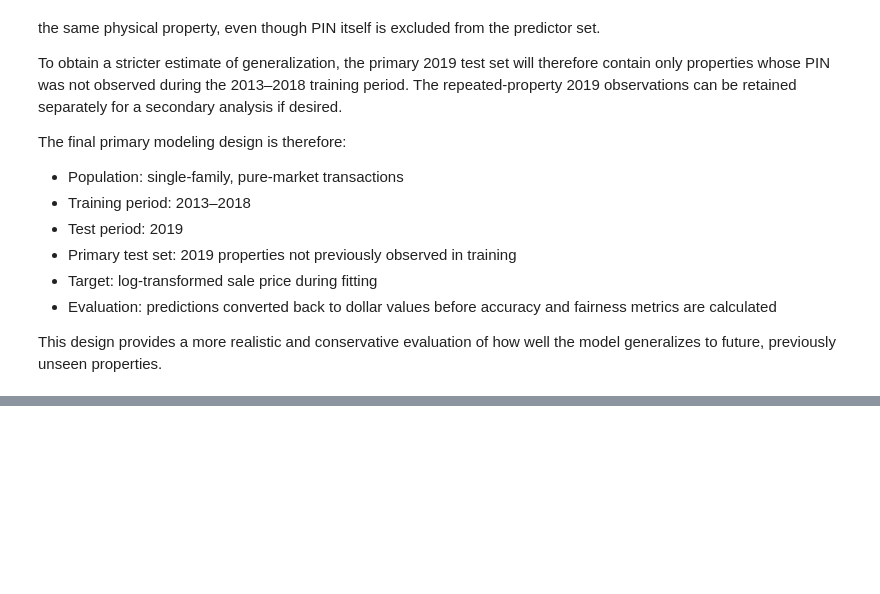
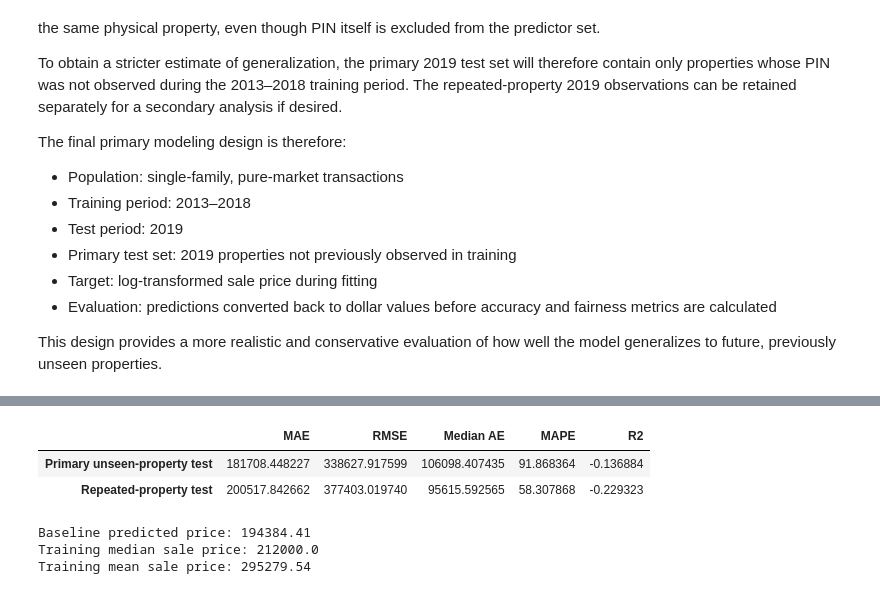
Before and after one commit to KevTJ/kj-project-portfolio, a Jupyter notebook: Projects/fair-housing-price-prediction/01_problem_data_and_fairness_framework.ipynb.ipynb, the cells around one changed output, grey strips where cells are left out. Cells and saved outputs as stored; diff of their text form; code cells hidden in the pictures; blank space fills up the shorter version.

```diff
--- a/Projects/fair-housing-price-prediction/01_problem_data_and_fairness_framework.ipynb.ipynb
+++ b/Projects/fair-housing-price-prediction/01_problem_data_and_fairness_framework.ipynb.ipynb
@@ -1992,0 +2284,3 @@ dollars before model accuracy and fairness are evaluated.
+# %%
+primary_features.remove('Neigborhood Code (mapping)')
+len(primary_features)
@@ -1992,0 +2514,9 @@ dollars before model accuracy and fairness are evaluated.
+# %%
+baseline_model = Pipeline(
+    steps=[
+        ("preprocessor", preprocessor),
+        ("model", DummyRegressor(strategy="mean")),
+    ]
+)
+
+baseline_model.fit(X_train, y_train_log)
@@ -1992,0 +2541,20 @@ dollars before model accuracy and fairness are evaluated.
+# %%
+# Predictions are initially on the log-price scale
+baseline_pred_log = baseline_model.predict(X_test)
+baseline_pred_repeated_log = baseline_model.predict(X_test_repeated)
+
+# Convert predictions back to dollars
+baseline_pred = np.exp(baseline_pred_log)
+baseline_pred_repeated = np.exp(baseline_pred_repeated_log)
+
+baseline_primary_metrics = evaluate_price_predictions(
+    y_test,
+    baseline_pred
+)
+
+baseline_repeated_metrics = evaluate_price_predictions(
+    y_test_repeated,
+    baseline_pred_repeated
+)
+
+baseline_primary_metrics, baseline_repeated_metrics
@@ -1992,0 +2572,34 @@ dollars before model accuracy and fairness are evaluated.
+# %%
+baseline_results = pd.DataFrame(
+    {
+        "Primary unseen-property test": baseline_primary_metrics,
+        "Repeated-property test": baseline_repeated_metrics,
+    }
+).T
+
+baseline_results["MAPE"] *= 100
+
+baseline_results
+# %% [output]
+|  | MAE | RMSE | Median AE | MAPE | R2 |
+| Primary unseen-property test | 181708.448227 | 338627.917599 | 106098.407435 | 91.868364 | -0.136884 |
+| Repeated-property test | 200517.842662 | 377403.019740 | 95615.592565 | 58.307868 | -0.229323 |
+# %%
+print(
+    "Baseline predicted price:",
+    round(float(baseline_pred[0]), 2)
+)
+
+print(
+    "Training median sale price:",
+    round(float(y_train.median()), 2)
+)
+
+print(
+    "Training mean sale price:",
+    round(float(y_train.mean()), 2)
+)
+# %% [output]
+Baseline predicted price: 194384.41
+Training median sale price: 212000.0
+Training mean sale price: 295279.54
```
Also changed, not shown: parts of 22 cells of this notebook.
